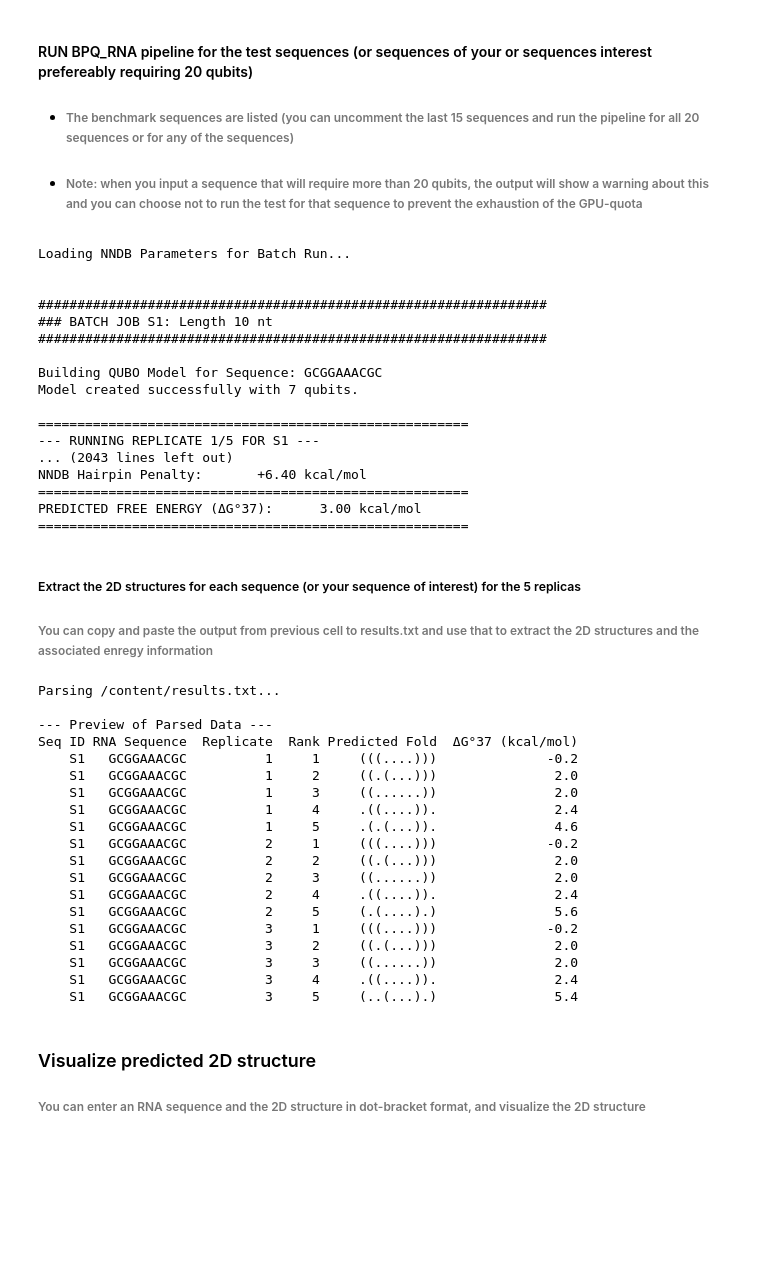
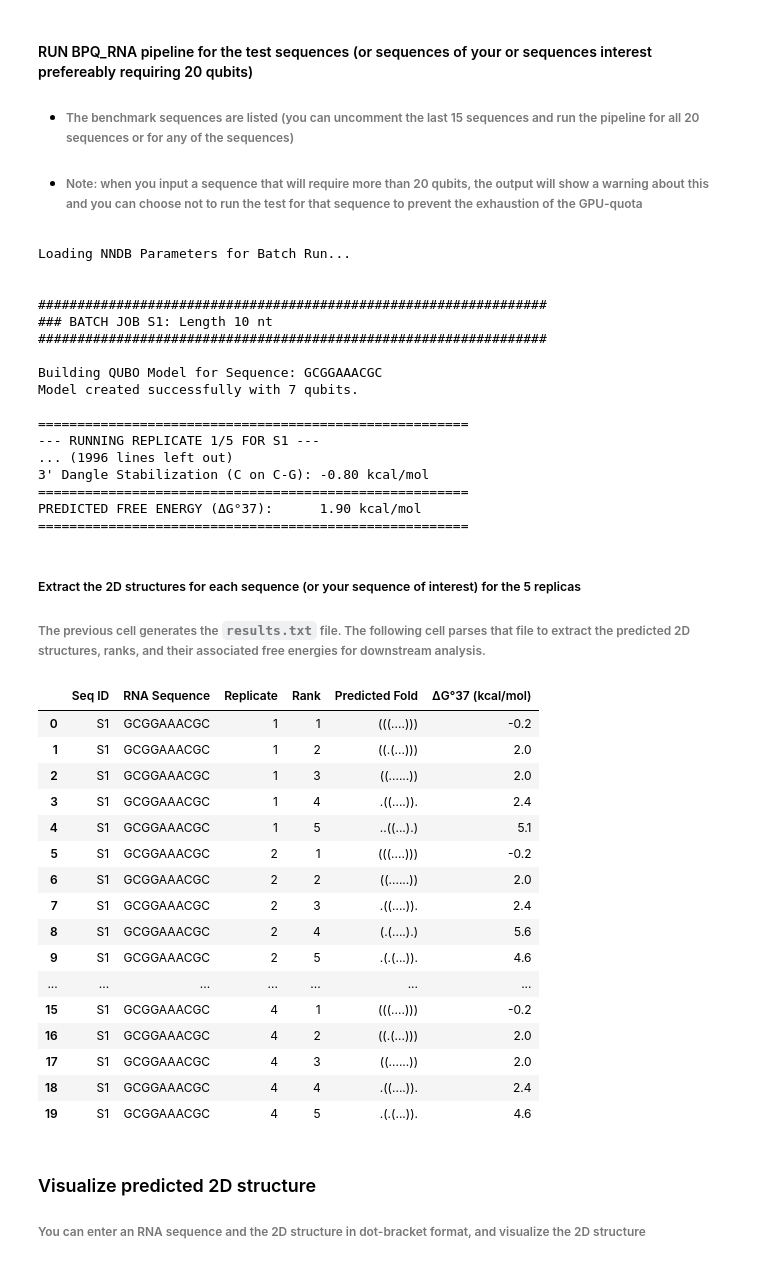
Before and after one commit to duttan710/BPQ_RNA, a Jupyter notebook: BPQ_RNA_example.ipynb, the cells around one changed output. Saved outputs shown, nothing was run; the diff lists cells and outputs as text; code cells hidden in the pictures; blank space fills up the shorter version.

Commit message:
Update notebook (automate results parsing)
Automated results parsing and updated default number of cycles

```diff
--- a/BPQ_RNA_example.ipynb
+++ b/BPQ_RNA_example.ipynb
@@ -281,7 +278,7 @@ def build_rna_qubo(sequence, stack_rules):
 # 3. QUANTUM EXECUTION & CONVERGENCE TRACKING (TOP-K MODIFIED)
 # =====================================================================
 ### 1.  Quantum Solver (Returns Top 5 Candidates)
-def run_quantum_solver(qubo, num_cycles=12, top_k=5):
+def run_quantum_solver(qubo, num_cycles=20, top_k=5):
     print("\nInitializing Native GPU-Accelerated QAOA solver...")
 
     # --- i. CLASSICAL (Thermodynamic) BENCHMARK ---
@@ -419,6 +416,22 @@ def analyze_results(sequence, candidates, sample, rank, stack_rules, loop_rules,
 
 if __name__ == "__main__":
 
+
+    import sys
+
+    class DualLogger:
+        def __init__(self, filepath):
+            self.terminal = sys.stdout
+            self.log = open(filepath, "w", encoding="utf-8")
+        def write(self, message):
+            self.terminal.write(message)
+            self.log.write(message)
+        def flush(self):
+            self.terminal.flush()
+            self.log.flush()
+
+
+    sys.stdout = DualLogger("results.txt")
     # --- COMPLETE BENCHMARK DATASET (S1 - S20) ---
     TEST_SEQUENCES = {
         "S1":  "GCGGAAACGC",       # 10 nt
@@ -504,15 +517,15 @@ Model created successfully with 7 qubits.
 
 =======================================================
 --- RUNNING REPLICATE 1/5 FOR S1 ---
-... (2043 lines left out)
-NNDB Hairpin Penalty:       +6.40 kcal/mol
+... (1996 lines left out)
+3' Dangle Stabilization (C on C-G): -0.80 kcal/mol
 =======================================================
-PREDICTED FREE ENERGY (ΔG°37):      3.00 kcal/mol
+PREDICTED FREE ENERGY (ΔG°37):      1.90 kcal/mol
 =======================================================
 # %% [markdown]
 ##### Extract the 2D structures for each sequence (or your sequence of interest) for the 5 replicas
 
-###### You can copy and paste the output from previous cell to results.txt and use that to extract the 2D structures and the associated enregy information
+###### The previous cell generates the `results.txt` file. The following cell parses that file to extract the predicted 2D structures, ranks, and their associated free energies for downstream analysis.
 # %%
 import re
 import pandas as pd
@@ -572,53 +585,52 @@ def parse_results_to_table(filepath):
                 energy = float(energy_match.group(1))
                 data.append({
                     "Seq ID": current_seq_id,
                     "RNA Sequence": current_rna,
                     "Replicate": current_rep,
                     "Rank": current_rank,
                     "Predicted Fold": current_fold,
                     "ΔG°37 (kcal/mol)": energy
                 })
 
     # Convert to a DataFrame
     df = pd.DataFrame(data)
 
     # Sort logically by Sequence number, then Replicate, then Rank
     if not df.empty:
         df['Seq_Num'] = df['Seq ID'].str.extract(r'(\d+)').astype(float)
         df = df.sort_values(by=['Seq_Num', 'Replicate', 'Rank']).drop(columns=['Seq_Num'])
 
         # Optional: combine ID and sequence into one column like "S1: GCGGAAACGC"
         # df['Sequence'] = df['Seq ID'] + ": " + df['RNA Sequence']
         # df = df[['Sequence', 'Replicate', 'Rank', 'Predicted Fold', 'ΔG°37 (kcal/mol)']]
 
     return df
 
 # --- RUN THE PARSER ---
 parsed_df = parse_results_to_table("/content/results.txt")
 parsed_df.to_csv("compiled_qaoa_results.csv", index=False, encoding='utf-8-sig')
 
 print("\n--- Preview of Parsed Data ---")
-print(parsed_df.head(15).to_string(index=False))
+#print(parsed_df.head(15).to_string(index=False))
+parsed_df.head(20)
 # %% [output]
-Parsing /content/results.txt...
-
---- Preview of Parsed Data ---
-Seq ID RNA Sequence  Replicate  Rank Predicted Fold  ΔG°37 (kcal/mol)
-    S1   GCGGAAACGC          1     1     (((....)))              -0.2
-    S1   GCGGAAACGC          1     2     ((.(...)))               2.0
-    S1   GCGGAAACGC          1     3     ((......))               2.0
-    S1   GCGGAAACGC          1     4     .((....)).               2.4
-    S1   GCGGAAACGC          1     5     .(.(...)).               4.6
-    S1   GCGGAAACGC          2     1     (((....)))              -0.2
-    S1   GCGGAAACGC          2     2     ((.(...)))               2.0
-    S1   GCGGAAACGC          2     3     ((......))               2.0
-    S1   GCGGAAACGC          2     4     .((....)).               2.4
-    S1   GCGGAAACGC          2     5     (.(....).)               5.6
-    S1   GCGGAAACGC          3     1     (((....)))              -0.2
-    S1   GCGGAAACGC          3     2     ((.(...)))               2.0
-    S1   GCGGAAACGC          3     3     ((......))               2.0
-    S1   GCGGAAACGC          3     4     .((....)).               2.4
-    S1   GCGGAAACGC          3     5     (..(...).)               5.4
+|  | Seq ID | RNA Sequence | Replicate | Rank | Predicted Fold | ΔG°37 (kcal/mol) |
+| 0 | S1 | GCGGAAACGC | 1 | 1 | (((....))) | -0.2 |
+| 1 | S1 | GCGGAAACGC | 1 | 2 | ((.(...))) | 2.0 |
+| 2 | S1 | GCGGAAACGC | 1 | 3 | ((......)) | 2.0 |
+| 3 | S1 | GCGGAAACGC | 1 | 4 | .((....)). | 2.4 |
+| 4 | S1 | GCGGAAACGC | 1 | 5 | ..((...).) | 5.1 |
+| 5 | S1 | GCGGAAACGC | 2 | 1 | (((....))) | -0.2 |
+| 6 | S1 | GCGGAAACGC | 2 | 2 | ((......)) | 2.0 |
+| 7 | S1 | GCGGAAACGC | 2 | 3 | .((....)). | 2.4 |
+| 8 | S1 | GCGGAAACGC | 2 | 4 | (.(....).) | 5.6 |
+| 9 | S1 | GCGGAAACGC | 2 | 5 | .(.(...)). | 4.6 |
+| ... | ... | ... | ... | ... | ... | ... |
+| 15 | S1 | GCGGAAACGC | 4 | 1 | (((....))) | -0.2 |
+| 16 | S1 | GCGGAAACGC | 4 | 2 | ((.(...))) | 2.0 |
+| 17 | S1 | GCGGAAACGC | 4 | 3 | ((......)) | 2.0 |
+| 18 | S1 | GCGGAAACGC | 4 | 4 | .((....)). | 2.4 |
+| 19 | S1 | GCGGAAACGC | 4 | 5 | .(.(...)). | 4.6 |
 # %% [markdown]
 ### Visualize predicted 2D structure
 
```
Also changed, not shown: parts of 5 cells of this notebook.
